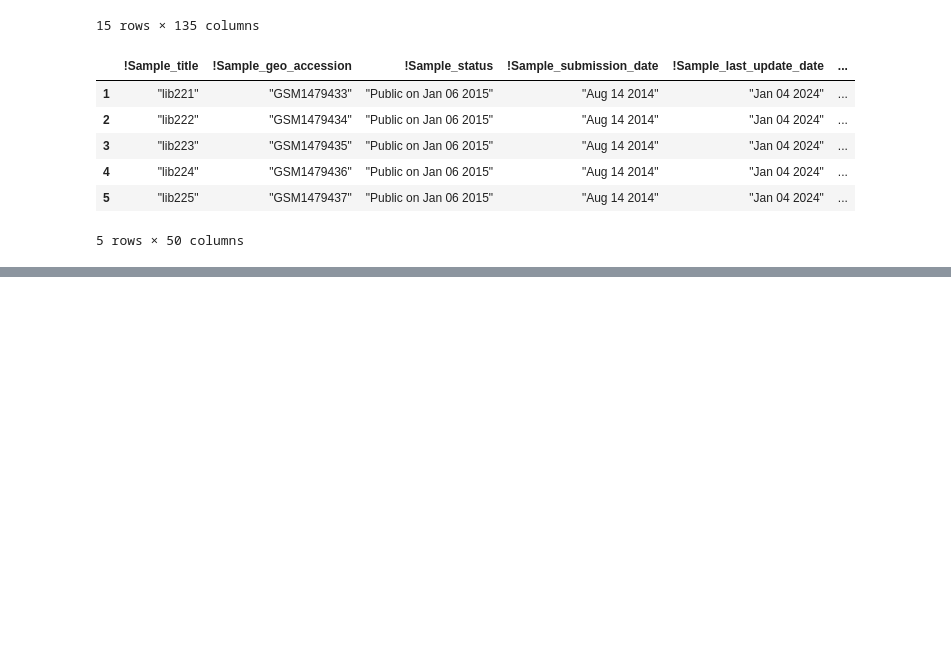
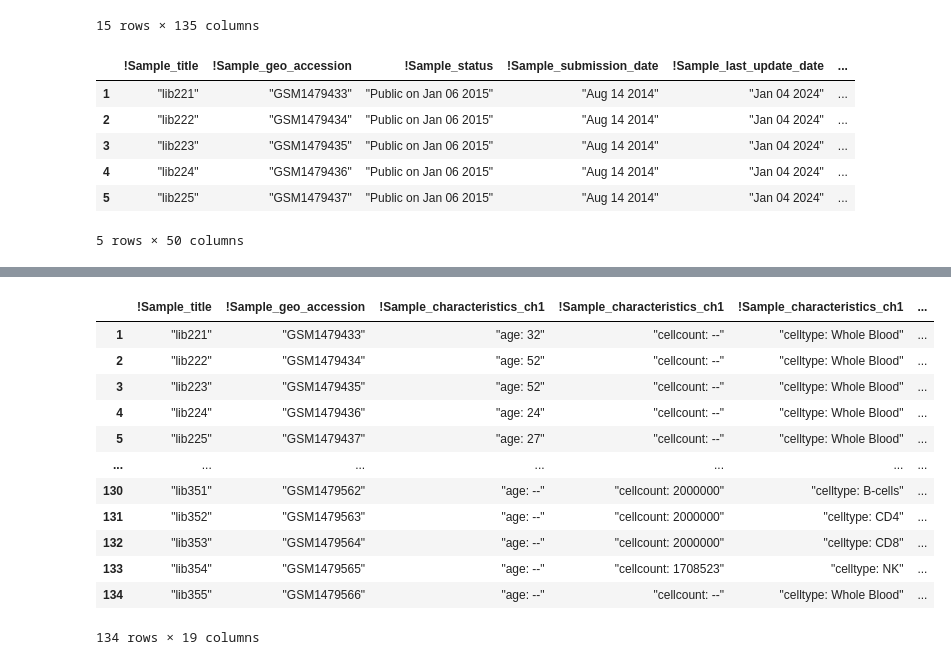
Before and after one commit to antara-1505/Transcriptomic-Data_Analysis, a Jupyter notebook: notebooks/02_Metadata_Exploration.ipynb, the cells around one changed output, grey strips where cells are left out. Drawn from its saved outputs; the diff is of its cells as text; code cells hidden in the pictures; blank space fills up the shorter version.

```diff
--- a/notebooks/02_Metadata_Exploration.ipynb
+++ b/notebooks/02_Metadata_Exploration.ipynb
@@ -235,0 +147,26 @@ metadata2
+# %%
+# 1. Identify column indices where the number of unique values is greater than 2
+keep_columns = [
+    i for i in range(metadata.shape[1])
+    if metadata.iloc[:, i].nunique() > 2
+]
+
+# 2. Subset the dataframe by those positions using .iloc
+metadata1 = metadata.iloc[:, keep_columns]
+
+# View the result
+metadata1
+# %% [output]
+|  | !Sample_title | !Sample_geo_accession | !Sample_characteristics_ch1 | !Sample_characteristics_ch1 | !Sample_characteristics_ch1 | ... |
+| 1 | "lib221" | "GSM1479433" | "age: 32" | "cellcount: --" | "celltype: Whole Blood" | ... |
+| 2 | "lib222" | "GSM1479434" | "age: 52" | "cellcount: --" | "celltype: Whole Blood" | ... |
+| 3 | "lib223" | "GSM1479435" | "age: 52" | "cellcount: --" | "celltype: Whole Blood" | ... |
+| 4 | "lib224" | "GSM1479436" | "age: 24" | "cellcount: --" | "celltype: Whole Blood" | ... |
+| 5 | "lib225" | "GSM1479437" | "age: 27" | "cellcount: --" | "celltype: Whole Blood" | ... |
+| ... | ... | ... | ... | ... | ... | ... |
+| 130 | "lib351" | "GSM1479562" | "age: --" | "cellcount: 2000000" | "celltype: B-cells" | ... |
+| 131 | "lib352" | "GSM1479563" | "age: --" | "cellcount: 2000000" | "celltype: CD4" | ... |
+| 132 | "lib353" | "GSM1479564" | "age: --" | "cellcount: 2000000" | "celltype: CD8" | ... |
+| 133 | "lib354" | "GSM1479565" | "age: --" | "cellcount: 1708523" | "celltype: NK" | ... |
+| 134 | "lib355" | "GSM1479566" | "age: --" | "cellcount: --" | "celltype: Whole Blood" | ... |
+134 rows × 19 columns
```
Also changed, not shown: parts of 27 cells of this notebook, 5 other files.
